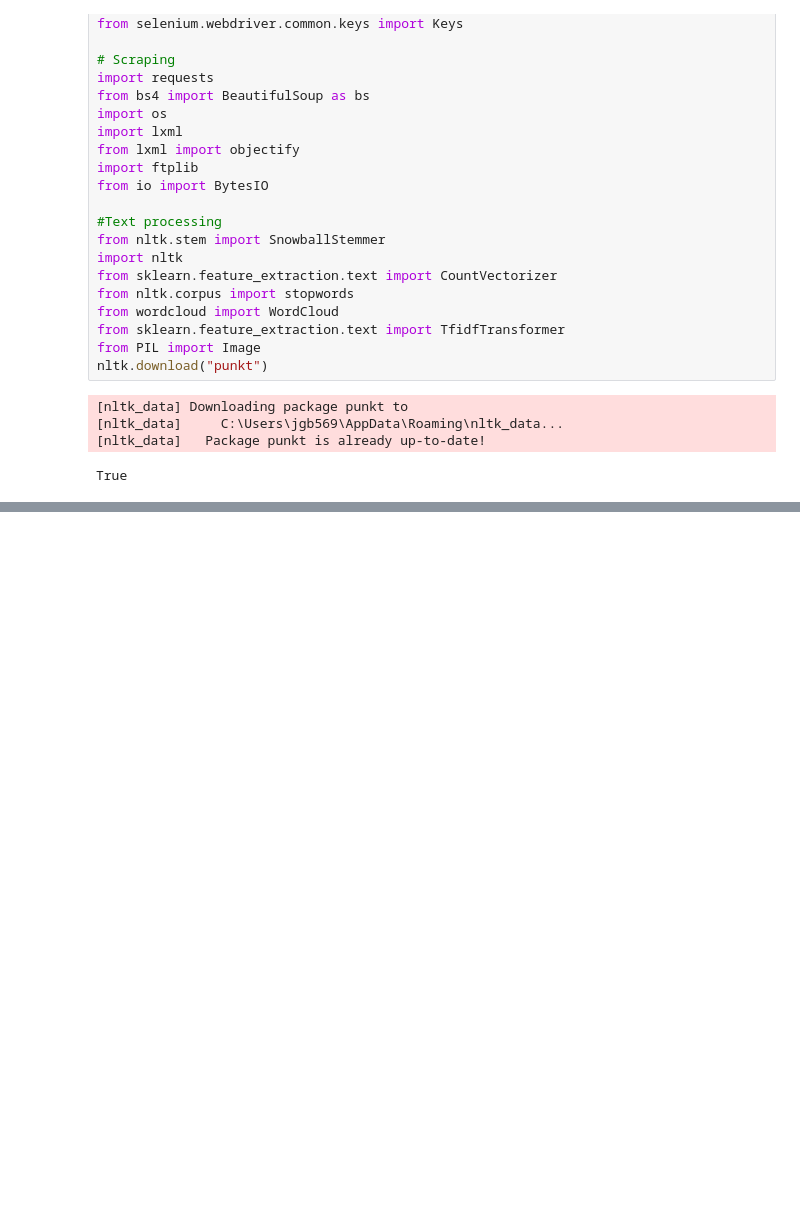
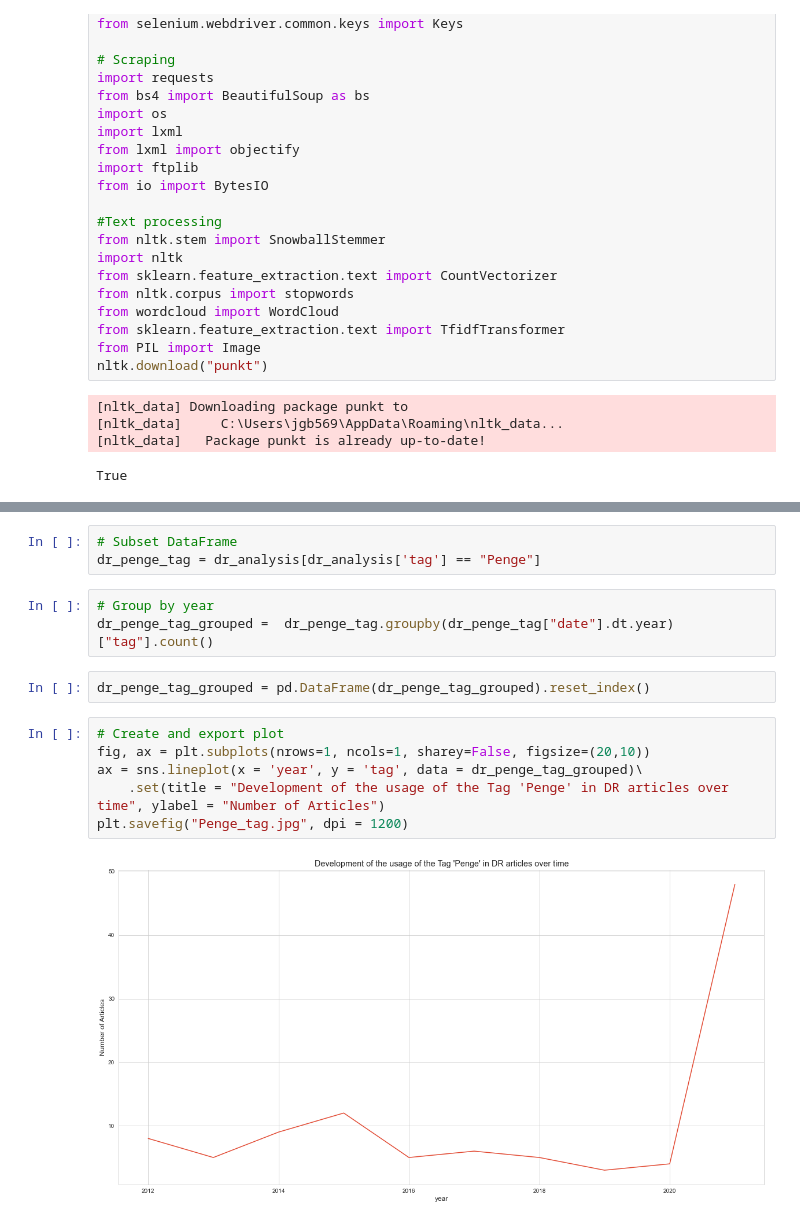
Before and after one commit to danawang10/isds29, a Jupyter notebook: Projekt/Complete project/Untitled.ipynb, the cells around one changed output, grey strips where cells are left out. Saved outputs shown, nothing was run; the diff lists cells and outputs as text; blank space fills up the shorter version.

```diff
--- a/Projekt/Complete project/Untitled.ipynb
+++ b/Projekt/Complete project/Untitled.ipynb
@@ -76,0 +74,16 @@ def top_words_month(df, year, month):
+# %%
+# Subset DataFrame
+dr_penge_tag = dr_analysis[dr_analysis['tag'] == "Penge"]
+# %%
+# Group by year
+dr_penge_tag_grouped =  dr_penge_tag.groupby(dr_penge_tag["date"].dt.year)["tag"].count()
+# %%
+dr_penge_tag_grouped = pd.DataFrame(dr_penge_tag_grouped).reset_index()
+# %%
+# Create and export plot
+fig, ax = plt.subplots(nrows=1, ncols=1, sharey=False, figsize=(20,10))
+ax = sns.lineplot(x = 'year', y = 'tag', data = dr_penge_tag_grouped)\
+    .set(title = "Development of the usage of the Tag 'Penge' in DR articles over time", ylabel = "Number of Articles")
+plt.savefig("Penge_tag.jpg", dpi = 1200)
+# %% [output]
+[figure, added]
```
Also changed, not shown: parts of 11 cells of this notebook, 10 other files.
